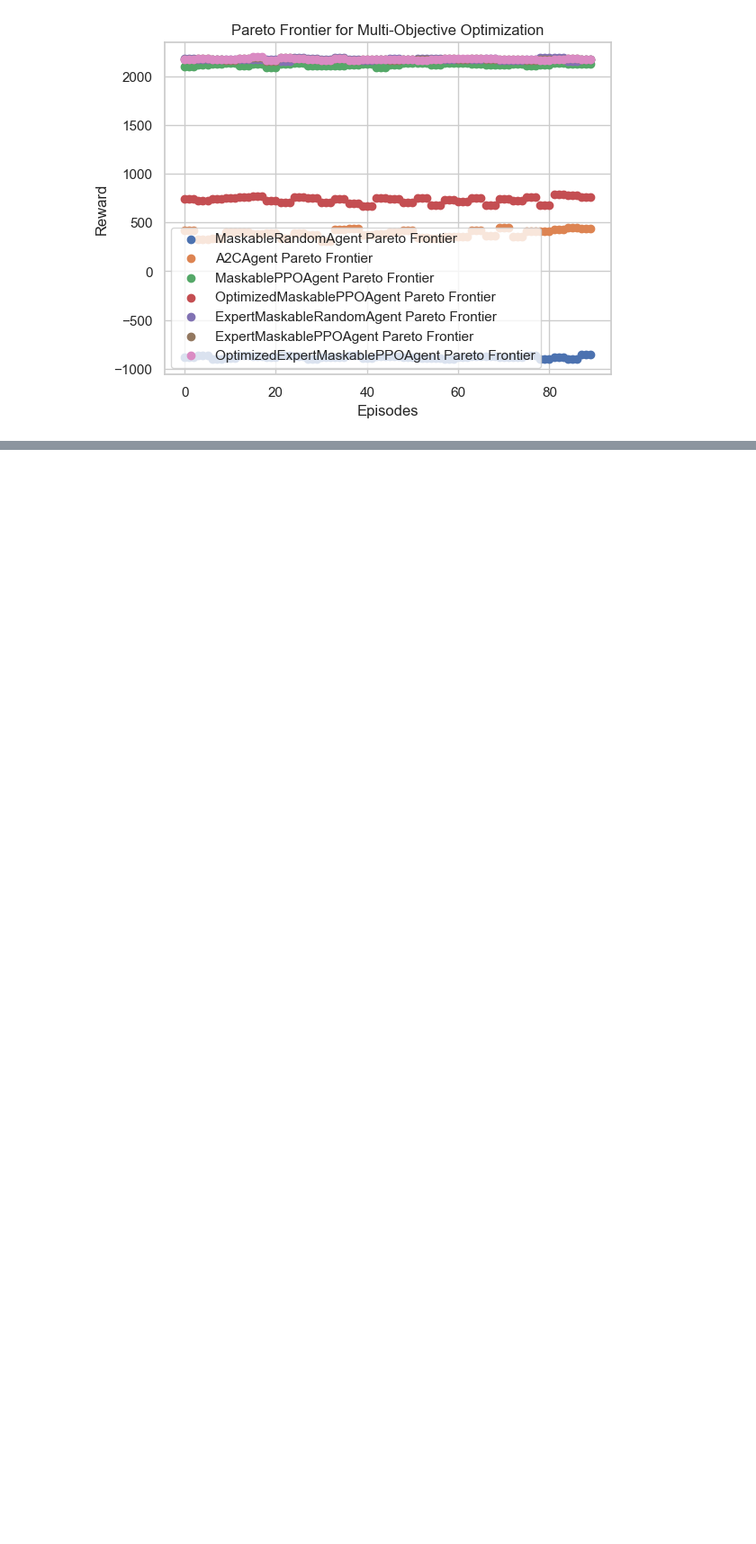
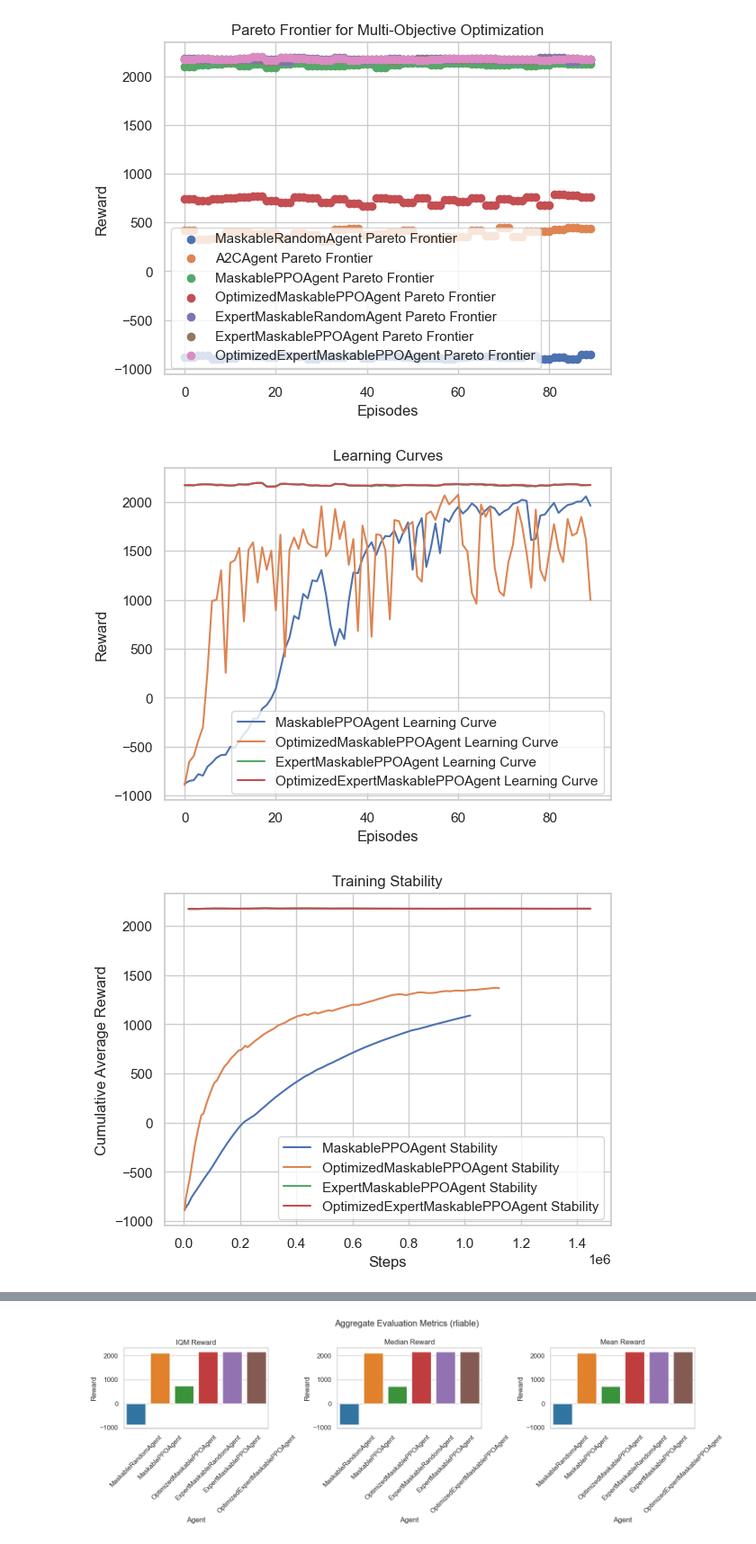
Before and after one commit to techofer/02360018_final_project, a Jupyter notebook: nbs/15_evaluation.ipynb, the cells around one changed output, grey strips where cells are left out. Shown at 90% size. Drawn from its saved outputs; the diff is of its cells as text; code cells hidden in the pictures; blank space fills up the shorter version.

```diff
--- a/nbs/15_evaluation.ipynb
+++ b/nbs/15_evaluation.ipynb
@@ -281,3 +281,15 @@ plot_all_metrics(
 [figure]
 [figure]
 [figure]
+# %%
+# | hide
+
+training_data_per_agent.pop("A2CAgent")
+evaluation_data_per_agent.pop("A2CAgent")
+
+plot_all_metrics(
+    training_data_per_agent, evaluation_data_per_agent, N_SEEDS, N_EPISODES
+)
+# %% [output]
+[figure, added]
+[figure, added]
@@ -283,0 +298 @@ plot_all_metrics(
+[figure, added]
```
Also changed, not shown: parts of 1 cell of this notebook, 3 other files.
